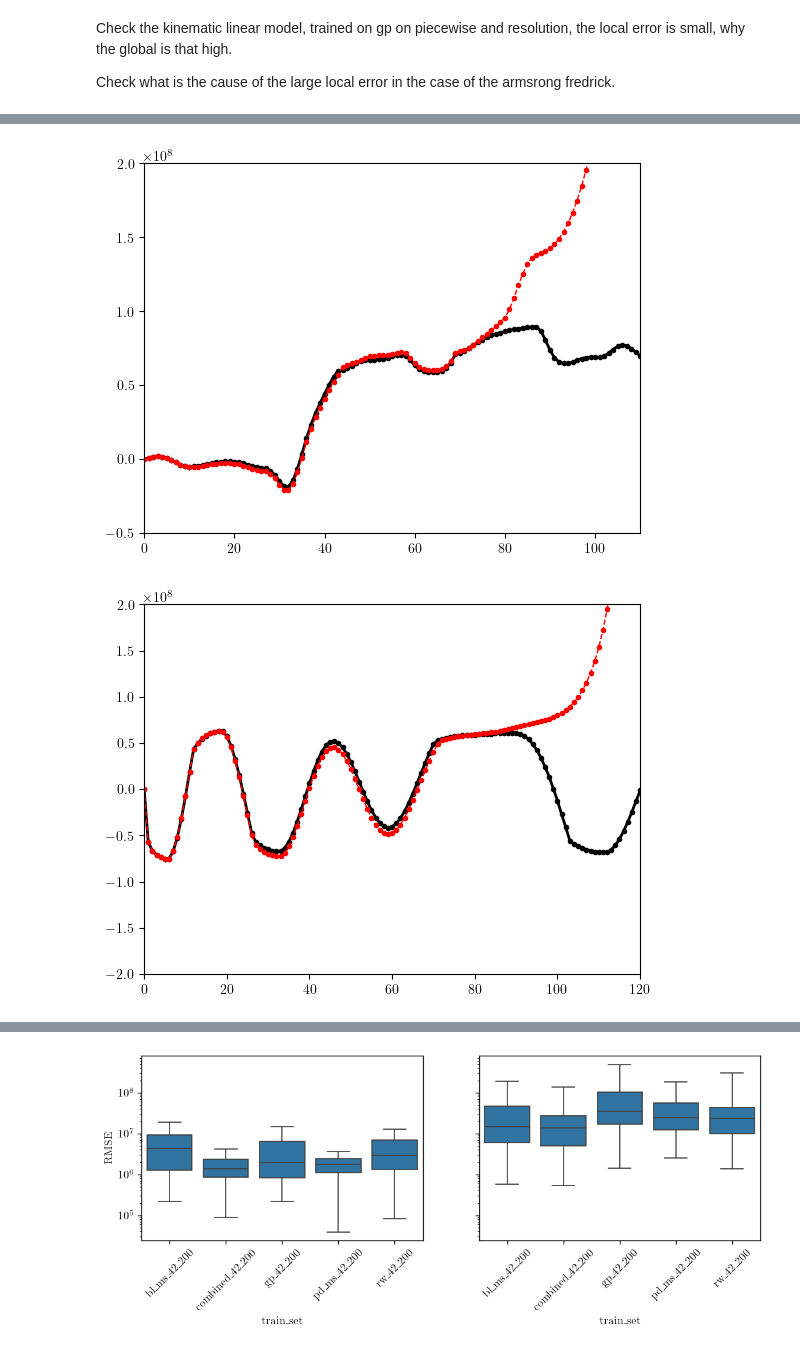
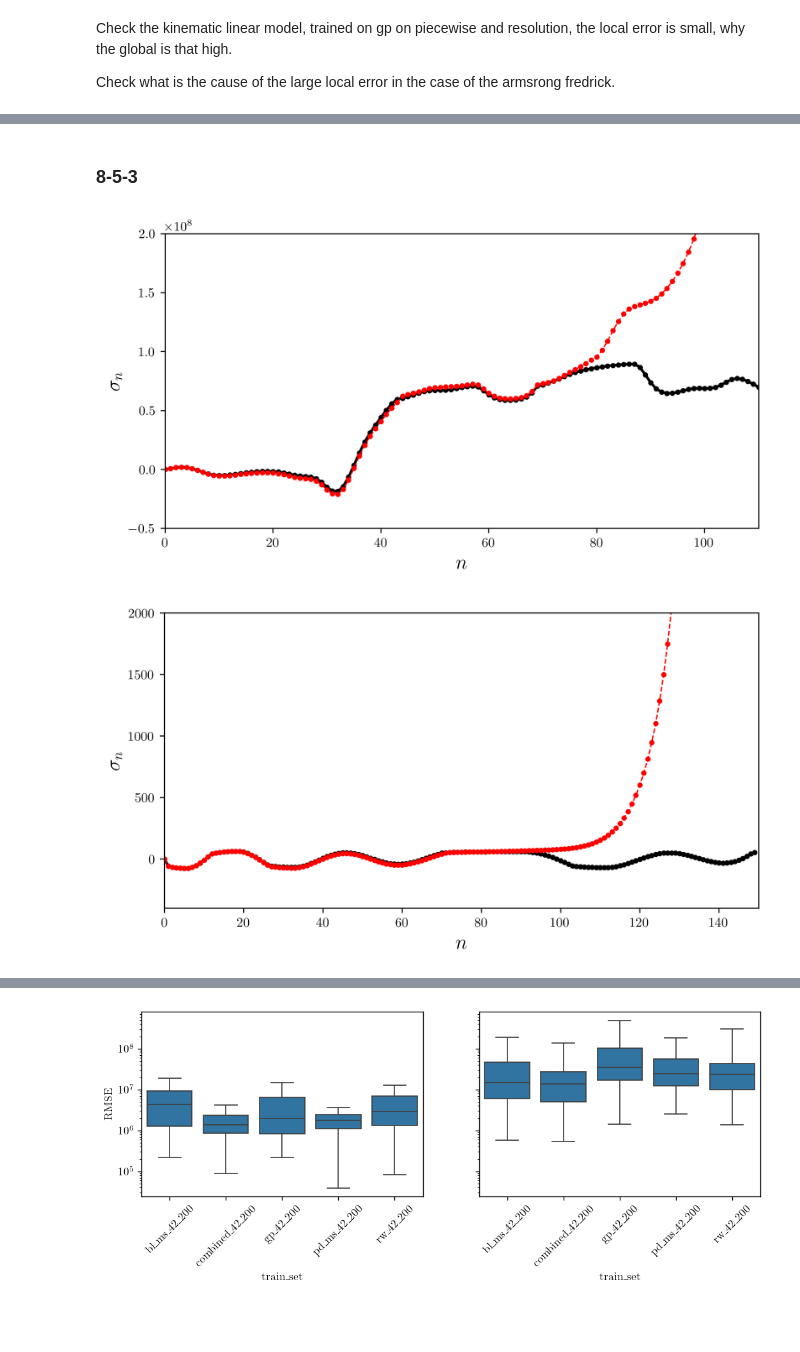
Before and after one commit to zsoca000/EP-neural-nets, a Jupyter notebook: notebooks/task2-comparision.ipynb, the cells around one changed output, grey strips where cells are left out. Saved outputs shown, nothing was run; the diff lists cells and outputs as text; code cells hidden in the pictures; blank space fills up the shorter version.

```diff
--- a/notebooks/task2-comparision.ipynb
+++ b/notebooks/task2-comparision.ipynb
@@ -67,7 +71,7 @@ for i, train_inp_name in enumerate(train_inp_names):
 
     for mat_name in mat_names:
 
-        for model_dir in Path('..','metrics',mat_name,train_inp_name).glob("MLP-incr-8-5-3*"):
+        for model_dir in Path('..','metrics',mat_name,train_inp_name).glob(model_name_seek):
 
             if model_dir.exists():
                 trainer = Trainer(
@@ -101,9 +105,9 @@ fig.legend(handles, labels,
            bbox_to_anchor=(0.5, 1.0),   # a bit below the suptitle
            frameon=False)
 
-fig.suptitle('Convergence of train and val log(loss)', fontsize=20, y=1.05)
+fig.suptitle(f'Convergence of train and val log(loss)\n ({network_name}-{mode}-{k}-{p}-{q})', fontsize=20, y=1.1)
 plt.tight_layout(rect=[0, 0, 1, 0.975])  # leave top space
 
-plt.savefig(root  / 'figures' / 'training.png',dpi=250)
+plt.savefig(figure_path / f'task2-{network_name}{mode}{k}{p}{q}-training.png',dpi=250)
 plt.show()
 # %% [output]
@@ -111,12 +115,12 @@ plt.show()
 # %%
 measure = 'RMSE'
 
-cols = ['mat_name', 'train_set'] + readable(eval_inp_names + train_inp_names)
+cols = ['mat_name', 'train_set'] + eval_rand_inp_names + eval_crit_inp_names
 
 results_loc = []
 results_glob = []
 for mat_name, train_inp_name in product(mat_names,train_inp_names):
-    for model_dir in Path('..','metrics',mat_name,train_inp_name).glob("MLP-incr-8-5-3*"):
+    for model_dir in Path('..','metrics',mat_name,train_inp_name).glob(model_name_seek):
 
         trainer = Trainer(
             mat_name,train_inp_name,
@@ -131,7 +135,7 @@ for mat_name, train_inp_name in product(mat_names,train_inp_names):
         with open(Path(model_dir,'eval_metrics.json'),'rb') as f:
             error_metrics = json.load(f)
 
-        for eval_inp_name in eval_inp_names + train_inp_names:
+        for eval_inp_name in eval_rand_inp_names + eval_crit_inp_names:
             line_loc.append(error_metrics[eval_inp_name]['local'][measure])
             line_glob.append(error_metrics[eval_inp_name]['global'][measure])
 
@@ -140,7 +144,4 @@ for mat_name, train_inp_name in product(mat_names,train_inp_names):
 
 df_loc = pd.DataFrame(results_loc, columns=cols)
 df_glob = pd.DataFrame(results_glob, columns=cols)
-
-eval_inp_names = readable(eval_inp_names)
-train_inp_names = readable(train_inp_names)
 # %%
@@ -171,7 +240,7 @@ Check what is the cause of the large local error in the case of the armsrong fre
 # %%
 from data.materials import load_responses
 import torch
-model_prefix = 'MLP-incr-8-5-3'
+model_prefix = 'MLP-incr-3-5-3'
 
 def find_max_idx(y_p):  # y_p: (S, T, F)
     # Flatten to (S*T*F)
@@ -189,14 +258,14 @@ def find_max_idx(y_p):  # y_p: (S, T, F)
 def find_dir_with_prefix(directory, prefix):
     return [f for f in Path(directory).iterdir() if f.is_dir() and f.name.startswith(prefix)]
 
-def pred_vs_truth(mat_name,train_inp_name,eval_inp_type,eval_inp_name):
+def pred_vs_truth(mat_name,train_inp_name,eval_inp_type,eval_inp_name, prefix='MLP-incr-8-5-3'):
     u_list, y_list = load_responses(
         mat_name,eval_inp_type,eval_inp_name,
         data_dir='../data'
     )
 
     parent_dir = Path('..','metrics',mat_name,train_inp_name)
-    model_dir = find_dir_with_prefix(parent_dir,'MLP-incr-8-5-3')[0]
+    model_dir = find_dir_with_prefix(parent_dir,prefix=prefix)[0]
 
     trainer = Trainer(
         mat_name,train_inp_name,
@@ -228,31 +413,43 @@ plt.show()
+# %% [markdown]
+### 8-5-3
 # %%
+plt.figure(figsize=(8,4), dpi=350)
 y_t, y_p, idx  = pred_vs_truth(
     mat_name = 'kinematic-armstrong-fredrick',
     train_inp_name = 'pd_ms_42_200',
     eval_inp_type = 'random',
     eval_inp_name = 'rw_42_200',
+    prefix='MLP-incr-8-5-3'
 )
 
 plt.plot(y_t[idx],lw=2,c='black',marker='.')
 plt.plot(y_p[idx],ls='--',lw=1,c='red',marker='.')
+plt.xlabel(r'$n$', fontsize=15)
+plt.ylabel(r'$\sigma_n$', fontsize=15)
+plt.xlim(0,150)
+plt.ylim(-4e2,20e2)
 plt.xlim(0,110)
 plt.ylim(-5e7,2e8)
 plt.show()
 # %% [output]
-[figure, old version]
+[figure, new version]
 # %%
+plt.figure(figsize=(8,4), dpi=350)
+
 y_t, y_p, idx  = pred_vs_truth(
     mat_name = 'kinematic-armstrong-fredrick',
     train_inp_name = 'pd_ms_42_200',
     eval_inp_type = 'random',
     eval_inp_name = 'gp_42_200',
 )
 
-plt.plot(y_t[idx],lw=2,c='black',marker='.')
-plt.plot(y_p[idx],ls='--',lw=1,c='red',marker='.')
-plt.xlim(0,120)
-plt.ylim(-2e8,2e8)
+plt.plot(y_t[idx]/1e6,lw=2,c='black',marker='.')
+plt.plot(y_p[idx]/1e6,ls='--',lw=1,c='red',marker='.')
+plt.xlabel(r'$n$', fontsize=15)
+plt.ylabel(r'$\sigma_n$', fontsize=15)
+plt.xlim(0,150)
+plt.ylim(-4e2,20e2)
 plt.show()
 # %% [output]
-[figure, old version]
+[figure, new version]
 # %%
```
Also changed, not shown: parts of 18 cells of this notebook, 8 other files.
